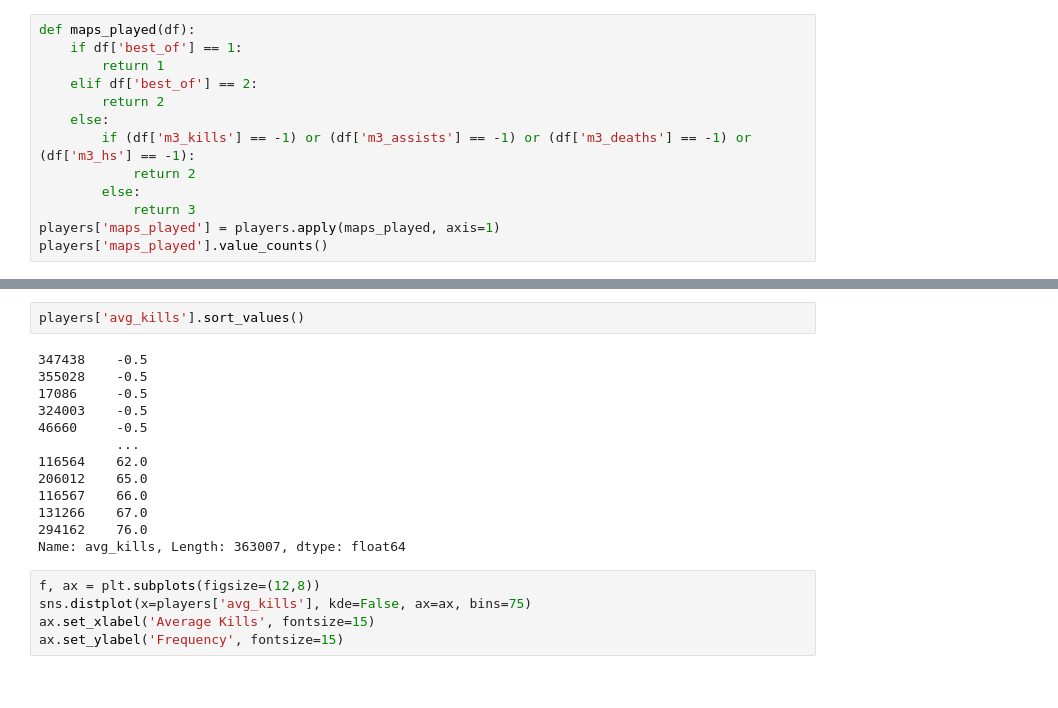
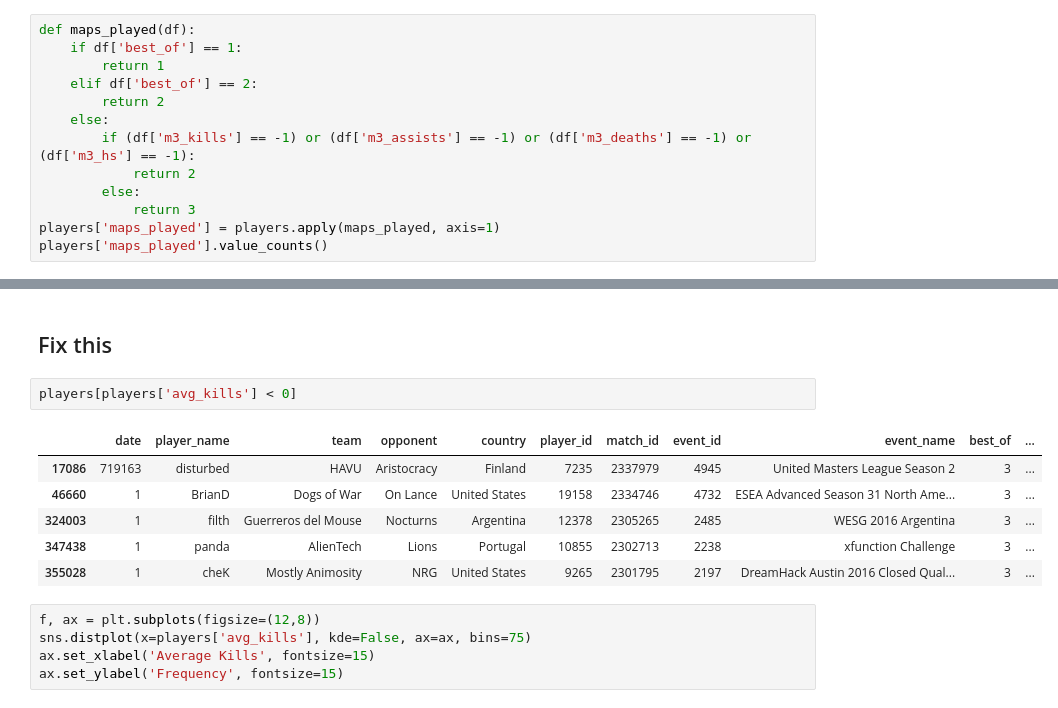
Before and after one commit to tahashahab/competitive_csgo, a Jupyter notebook: csgo_results.ipynb, the cells around one changed output, grey strips where cells are left out. Drawn from its saved outputs; the diff is of its cells as text.

```diff
--- a/csgo_results.ipynb
+++ b/csgo_results.ipynb
@@ -717,18 +704,14 @@ Name: avg_kills, Length: 178, dtype: int64
+# %% [markdown]
+## Fix this
 # %%
-players['avg_kills'].sort_values()
+players[players['avg_kills'] < 0]
 # %% [output]
-347438    -0.5
-355028    -0.5
-17086     -0.5
-324003    -0.5
-46660     -0.5
-          ...
-116564    62.0
-206012    65.0
-116567    66.0
-131266    67.0
-294162    76.0
-Name: avg_kills, Length: 363007, dtype: float64
+|  | date | player_name | team | opponent | country | player_id | match_id | event_id | event_name | best_of | ... |
+| 17086 | 719163 | disturbed | HAVU | Aristocracy | Finland | 7235 | 2337979 | 4945 | United Masters League Season 2 | 3 | ... |
+| 46660 | 1 | BrianD | Dogs of War | On Lance | United States | 19158 | 2334746 | 4732 | ESEA Advanced Season 31 North Ame... | 3 | ... |
+| 324003 | 1 | filth | Guerreros del Mouse | Nocturns | Argentina | 12378 | 2305265 | 2485 | WESG 2016 Argentina | 3 | ... |
+| 347438 | 1 | panda | AlienTech | Lions | Portugal | 10855 | 2302713 | 2238 | xfunction Challenge | 3 | ... |
+| 355028 | 1 | cheK | Mostly Animosity | NRG | United States | 9265 | 2301795 | 2197 | DreamHack Austin 2016 Closed Qual... | 3 | ... |
 # %%
 f, ax = plt.subplots(figsize=(12,8))
 sns.distplot(x=players['avg_kills'], kde=False, ax=ax, bins=75)
```
Also changed, not shown: parts of 6 cells of this notebook.
